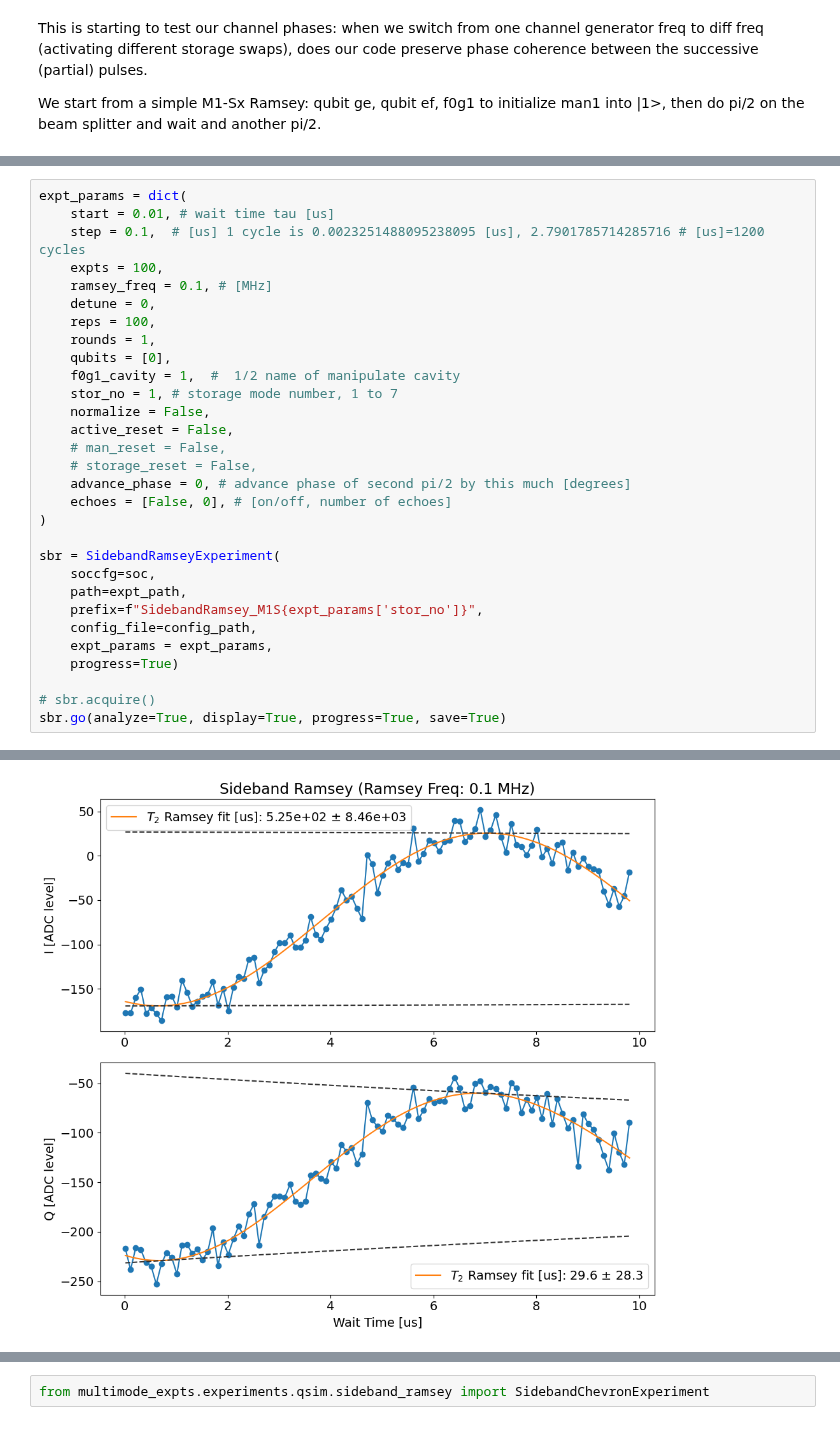
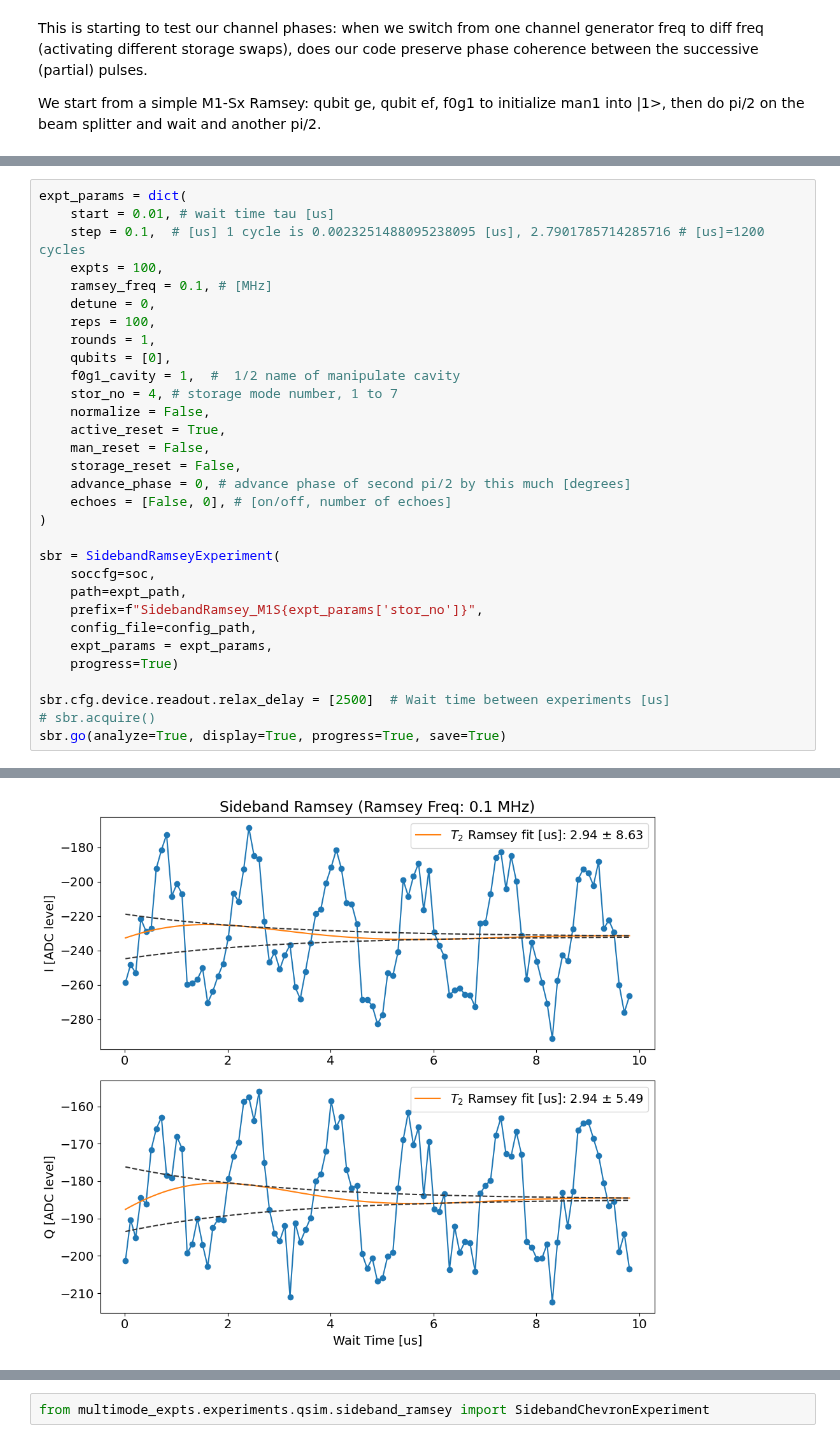
Before and after one commit to SchusterLab/multimode_expts, a Jupyter notebook: qsim_experiments.ipynb, the cells around one changed output, grey strips where cells are left out. Drawn from its saved outputs; the diff is of its cells as text.

Commit message:
trying active reset (maybe qubit reset works??)

```diff
--- a/qsim_experiments.ipynb
+++ b/qsim_experiments.ipynb
@@ -202,11 +220,11 @@ expt_params = dict(
     rounds = 1,
     qubits = [0],
     f0g1_cavity = 1,  #  1/2 name of manipulate cavity
-    stor_no = 1, # storage mode number, 1 to 7
+    stor_no = 4, # storage mode number, 1 to 7
     normalize = False,
-    active_reset = False,
-    # man_reset = False,
-    # storage_reset = False,
+    active_reset = True,
+    man_reset = False,
+    storage_reset = False,
     advance_phase = 0, # advance phase of second pi/2 by this much [degrees]
     echoes = [False, 0], # [on/off, number of echoes]
 )
@@ -219,6 +237,7 @@ sbr = SidebandRamseyExperiment(
     expt_params = expt_params,
     progress=True)
 
+sbr.cfg.device.readout.relax_delay = [2500]  # Wait time between experiments [us]
 # sbr.acquire()
 sbr.go(analyze=True, display=True, progress=True, save=True)
 # %% [output]
@@ -238 +258 @@ T2 Ramsey from fit Q [us]: 29.579161401354597
-[figure, old version]
+[figure, new version]
```
Also changed, not shown: parts of 6 cells of this notebook, 6 other files.
